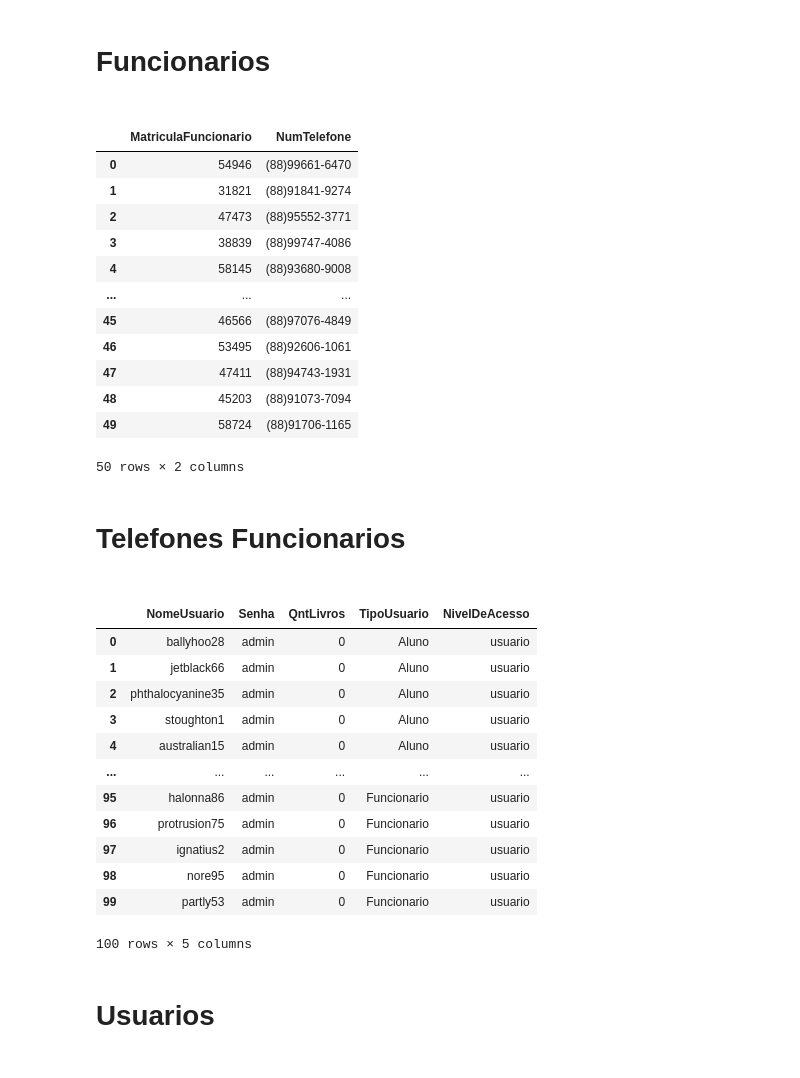
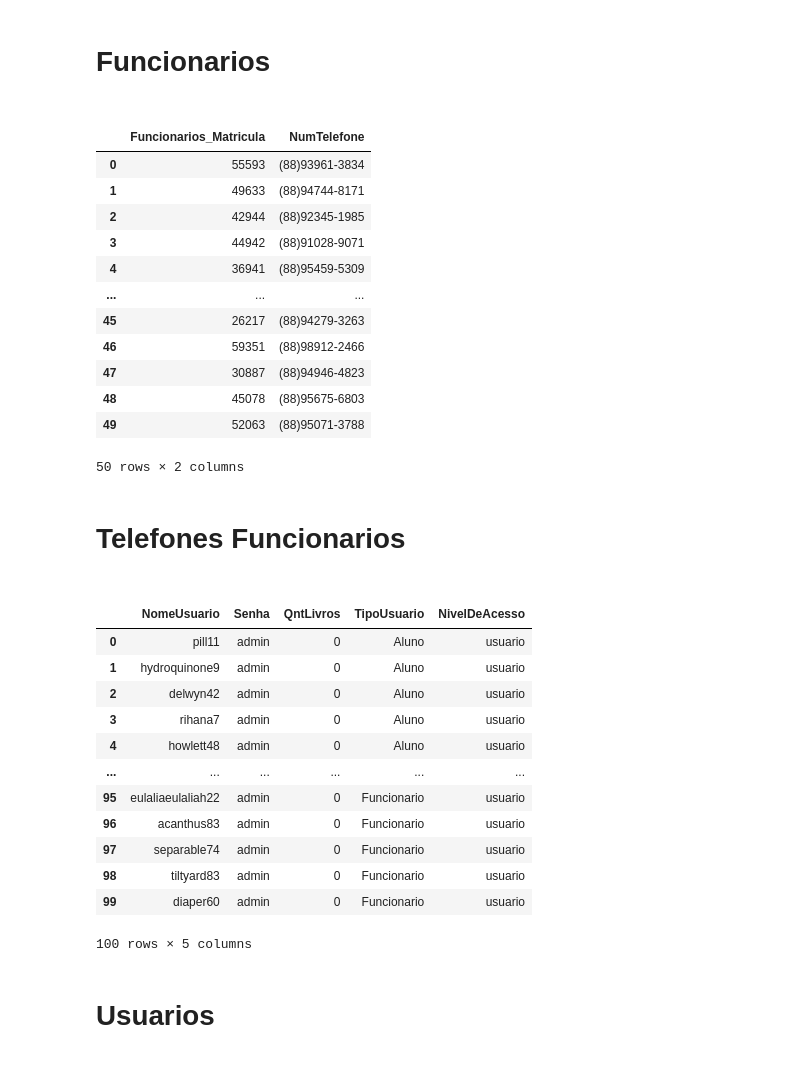
Before and after one commit to nitsuboy/TrabalhoBD-2023_1-Equipe-499142, a Jupyter notebook: gerador/tabelas.ipynb, the cells around one changed output. Drawn from its saved outputs; the diff is of its cells as text; code cells hidden in the pictures.

```diff
--- a/gerador/tabelas.ipynb
+++ b/gerador/tabelas.ipynb
@@ -11,5 +11,8 @@ ct = ct.loc[ct['Material type'] == "Book"]
 # %%
-b = ct[["ISBN", "Title","Date of Publication","Name of Publisher","Authors"]].head(2000).reset_index(drop=True)
-fn = pd.read_csv("data/pnomes.csv",encoding='UTF-8',encoding_errors='replace')["pnome"]
-ln = pd.read_csv("data/snomes.csv",encoding='UTF-8',encoding_errors='replace')["snome"]
-un = pd.read_csv("data/usuarios.csv",encoding='UTF-8',encoding_errors='replace')["user"]
+b = ct[["ISBN", "Title","Date of Publication","Name of Publisher","Authors"]].sample(n = 100).reset_index(drop=True)
+fn = pd.read_csv("input/pnomes.csv",encoding="UTF-8",encoding_errors="replace")["pnome"]
+ln = pd.read_csv("input/snomes.csv",encoding="UTF-8",encoding_errors="replace")["snome"]
+un = pd.read_csv("input/usuarios.csv",encoding="UTF-8",encoding_errors="replace")["user"]
+cc = pd.read_csv("input/cc.csv",encoding="UTF-8",encoding_errors="replace")["alpha-2"]
+cu = pd.read_csv("input/cursos.csv",encoding="UTF-8",encoding_errors="replace")["curso"]
+ca = pd.read_csv("input/categorias.csv",encoding="UTF-8",encoding_errors="replace")["categoria"]
@@ -93,21 +113,21 @@ f
 # %% [markdown]
 <h1>Funcionarios<h1>
 # %%
-ft = gg.telefones("MatriculaFuncionario",a)
+ft = gg.telefones("Funcionarios_Matricula",a)
 ft
 # %% [output]
-|  | MatriculaFuncionario | NumTelefone |
-| 0 | 54946 | (88)99661-6470 |
-| 1 | 31821 | (88)91841-9274 |
-| 2 | 47473 | (88)95552-3771 |
-| 3 | 38839 | (88)99747-4086 |
-| 4 | 58145 | (88)93680-9008 |
+|  | Funcionarios_Matricula | NumTelefone |
+| 0 | 55593 | (88)93961-3834 |
+| 1 | 49633 | (88)94744-8171 |
+| 2 | 42944 | (88)92345-1985 |
+| 3 | 44942 | (88)91028-9071 |
+| 4 | 36941 | (88)95459-5309 |
 | ... | ... | ... |
-| 45 | 46566 | (88)97076-4849 |
-| 46 | 53495 | (88)92606-1061 |
-| 47 | 47411 | (88)94743-1931 |
-| 48 | 45203 | (88)91073-7094 |
-| 49 | 58724 | (88)91706-1165 |
+| 45 | 26217 | (88)94279-3263 |
+| 46 | 59351 | (88)98912-2466 |
+| 47 | 30887 | (88)94946-4823 |
+| 48 | 45078 | (88)95675-6803 |
+| 49 | 52063 | (88)95071-3788 |
 50 rows × 2 columns
 # %% [markdown]
 <h1>Telefones Funcionarios<h1>
@@ -116,17 +136,17 @@ ut = gg.usuario(len(a.index),len(p.index),len(f.index),un)
 ut
 # %% [output]
 |  | NomeUsuario | Senha | QntLivros | TipoUsuario | NivelDeAcesso |
-| 0 | ballyhoo28 | admin | 0 | Aluno | usuario |
-| 1 | jetblack66 | admin | 0 | Aluno | usuario |
-| 2 | phthalocyanine35 | admin | 0 | Aluno | usuario |
-| 3 | stoughton1 | admin | 0 | Aluno | usuario |
-| 4 | australian15 | admin | 0 | Aluno | usuario |
+| 0 | pill11 | admin | 0 | Aluno | usuario |
+| 1 | hydroquinone9 | admin | 0 | Aluno | usuario |
+| 2 | delwyn42 | admin | 0 | Aluno | usuario |
+| 3 | rihana7 | admin | 0 | Aluno | usuario |
+| 4 | howlett48 | admin | 0 | Aluno | usuario |
 | ... | ... | ... | ... | ... | ... |
-| 95 | halonna86 | admin | 0 | Funcionario | usuario |
-| 96 | protrusion75 | admin | 0 | Funcionario | usuario |
-| 97 | ignatius2 | admin | 0 | Funcionario | usuario |
-| 98 | nore95 | admin | 0 | Funcionario | usuario |
-| 99 | partly53 | admin | 0 | Funcionario | usuario |
+| 95 | eulaliaeulaliah22 | admin | 0 | Funcionario | usuario |
+| 96 | acanthus83 | admin | 0 | Funcionario | usuario |
+| 97 | separable74 | admin | 0 | Funcionario | usuario |
+| 98 | tiltyard83 | admin | 0 | Funcionario | usuario |
+| 99 | diaper60 | admin | 0 | Funcionario | usuario |
 100 rows × 5 columns
 # %% [markdown]
 <h1>Usuarios<h1>
```
Also changed, not shown: parts of 14 cells of this notebook, 10 other files.
